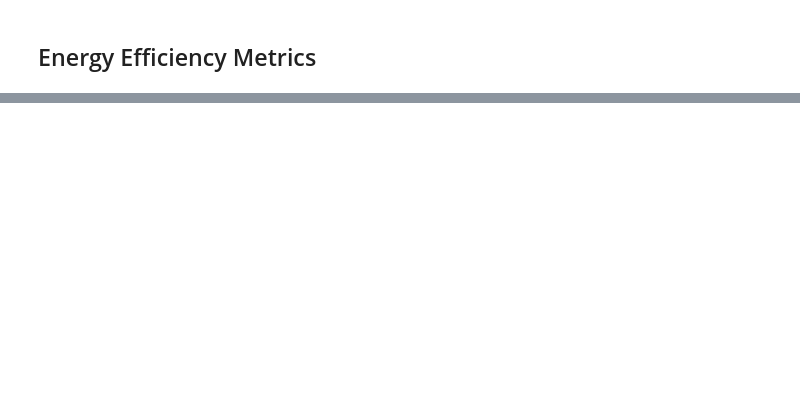
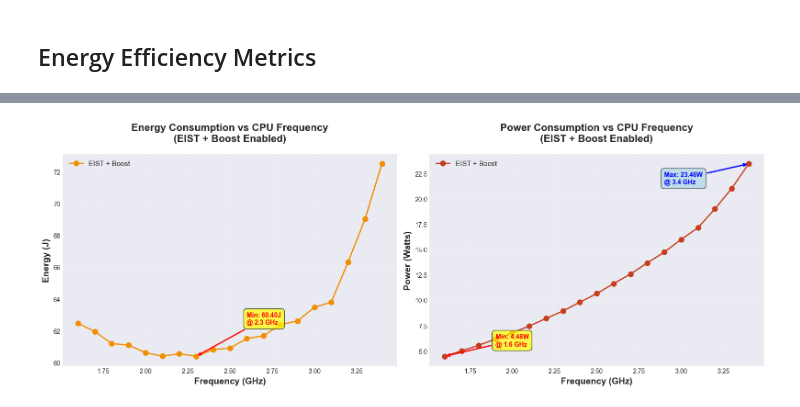
Before and after one commit to sondreross/testing, a Jupyter notebook: frequency_energy_analysis.ipynb, the cells around one changed output, grey strips where cells are left out. Saved outputs shown, nothing was run; the diff lists cells and outputs as text; code cells hidden in the pictures; blank space fills up the shorter version.

```diff
--- a/frequency_energy_analysis.ipynb
+++ b/frequency_energy_analysis.ipynb
@@ -81,0 +286,13 @@ print(df[['actual_freq_ghz', 'energy_j', 'energy_per_ghz']].sort_values('energy_
+# %%
+# Load the EIST + Boost enabled data
+df_boost = pd.read_csv('scaling_freq_pros/scaling_graph_with_eist_enabled_boost_allcoresenabled.csv')
+
+# Calculate time and power for boost data
+df_boost['time_s'] = df_boost['bench_cycles'] / (3.10 * 1e9)
+df_boost['power_w'] = df_boost['energy_j'] / df_boost['time_s']
+df_boost['energy_per_ghz'] = df_boost['energy_j'] / df_boost['actual_freq_ghz']
+
+print(f"EIST + Boost Dataset shape: {df_boost.shape}")
+print(f"\nFrequency range: {df_boost['actual_freq_ghz'].min():.1f} - {df_boost['actual_freq_ghz'].max():.1f} GHz")
+print(f"\nFirst few rows:")
+df_boost.head(10)
@@ -81,0 +301,68 @@ print(df[['actual_freq_ghz', 'energy_j', 'energy_per_ghz']].sort_values('energy_
+# %%
+# Create plots for EIST + Boost data
+fig, (ax1, ax2) = plt.subplots(1, 2, figsize=(16, 6))
+
+# Plot 1: Energy vs Frequency - EIST + Boost
+ax1.plot(df_boost['actual_freq_ghz'], df_boost['energy_j'], marker='o', linewidth=2, markersize=8, color='#F18F01', label='EIST + Boost')
+ax1.set_xlabel('Frequency (GHz)', fontsize=14, fontweight='bold')
+ax1.set_ylabel('Energy (J)', fontsize=14, fontweight='bold')
+ax1.set_title('Energy Consumption vs CPU Frequency\n(EIST + Boost Enabled)', fontsize=16, fontweight='bold', pad=20)
+ax1.grid(True, alpha=0.3, linestyle='--')
+ax1.legend(fontsize=11)
+
+# Add min energy annotation
+min_energy_idx_boost = df_boost['energy_j'].idxmin()
+min_energy_boost = df_boost.loc[min_energy_idx_boost, 'energy_j']
+min_freq_boost = df_boost.loc[min_energy_idx_boost, 'actual_freq_ghz']
+ax1.annotate(f'Min: {min_energy_boost:.2f}J\n@ {min_freq_boost:.1f} GHz',
+             xy=(min_freq_boost, min_energy_boost),
+             xytext=(min_freq_boost + 0.3, min_energy_boost + 2),
+             arrowprops=dict(arrowstyle='->', color='red', lw=2),
+             fontsize=10, fontweight='bold', color='red',
+             bbox=dict(boxstyle='round,pad=0.5', facecolor='yellow', alpha=0.7))
+
+# Plot 2: Power vs Frequency - EIST + Boost
+ax2.plot(df_boost['actual_freq_ghz'], df_boost['power_w'], marker='o', linewidth=2, markersize=8, color='#C73E1D', label='EIST + Boost')
+ax2.set_xlabel('Frequency (GHz)', fontsize=14, fontweight='bold')
+ax2.set_ylabel('Power (Watts)', fontsize=14, fontweight='bold')
+ax2.set_title('Power Consumption vs CPU Frequency\n(EIST + Boost Enabled)', fontsize=16, fontweight='bold', pad=20)
+ax2.grid(True, alpha=0.3, linestyle='--')
+ax2.legend(fontsize=11)
+
+# Add min and max power annotations
+min_power_idx_boost = df_boost['power_w'].idxmin()
+min_power_boost = df_boost.loc[min_power_idx_boost, 'power_w']
+min_power_freq_boost = df_boost.loc[min_power_idx_boost, 'actual_freq_ghz']
+ax2.annotate(f'Min: {min_power_boost:.2f}W\n@ {min_power_freq_boost:.1f} GHz',
+             xy=(min_power_freq_boost, min_power_boost),
+             xytext=(min_power_freq_boost + 0.3, min_power_boost + 1),
+             arrowprops=dict(arrowstyle='->', color='red', lw=2),
+             fontsize=10, fontweight='bold', color='red',
+             bbox=dict(boxstyle='round,pad=0.5', facecolor='yellow', alpha=0.7))
+
+max_power_idx_boost = df_boost['power_w'].idxmax()
+max_power_boost = df_boost.loc[max_power_idx_boost, 'power_w']
+max_power_freq_boost = df_boost.loc[max_power_idx_boost, 'actual_freq_ghz']
+ax2.annotate(f'Max: {max_power_boost:.2f}W\n@ {max_power_freq_boost:.1f} GHz',
+             xy=(max_power_freq_boost, max_power_boost),
+             xytext=(max_power_freq_boost - 0.5, max_power_boost - 2),
+             arrowprops=dict(arrowstyle='->', color='blue', lw=2),
+             fontsize=10, fontweight='bold', color='blue',
+             bbox=dict(boxstyle='round,pad=0.5', facecolor='lightblue', alpha=0.7))
+
+plt.tight_layout()
+plt.show()
+
+# Print statistics
+print(f"\nEIST + Boost - Energy Statistics:")
+print(f"  Minimum: {df_boost['energy_j'].min():.4f} J at {df_boost.loc[df_boost['energy_j'].idxmin(), 'actual_freq_ghz']:.1f} GHz")
+print(f"  Maximum: {df_boost['energy_j'].max():.4f} J at {df_boost.loc[df_boost['energy_j'].idxmax(), 'actual_freq_ghz']:.1f} GHz")
+print(f"  Range: {df_boost['energy_j'].max() - df_boost['energy_j'].min():.4f} J")
+
+print(f"\nEIST + Boost - Power Statistics:")
+print(f"  Minimum: {df_boost['power_w'].min():.4f} W at {df_boost.loc[df_boost['power_w'].idxmin(), 'actual_freq_ghz']:.1f} GHz")
+print(f"  Maximum: {df_boost['power_w'].max():.4f} W at {df_boost.loc[df_boost['power_w'].idxmax(), 'actual_freq_ghz']:.1f} GHz")
+print(f"  Average: {df_boost['power_w'].mean():.4f} W")
+print(f"  Range: {df_boost['power_w'].max() - df_boost['power_w'].min():.4f} W")
+# %% [output]
+[figure, added]
```
Also changed, not shown: parts of 13 cells of this notebook, 1 other file.
